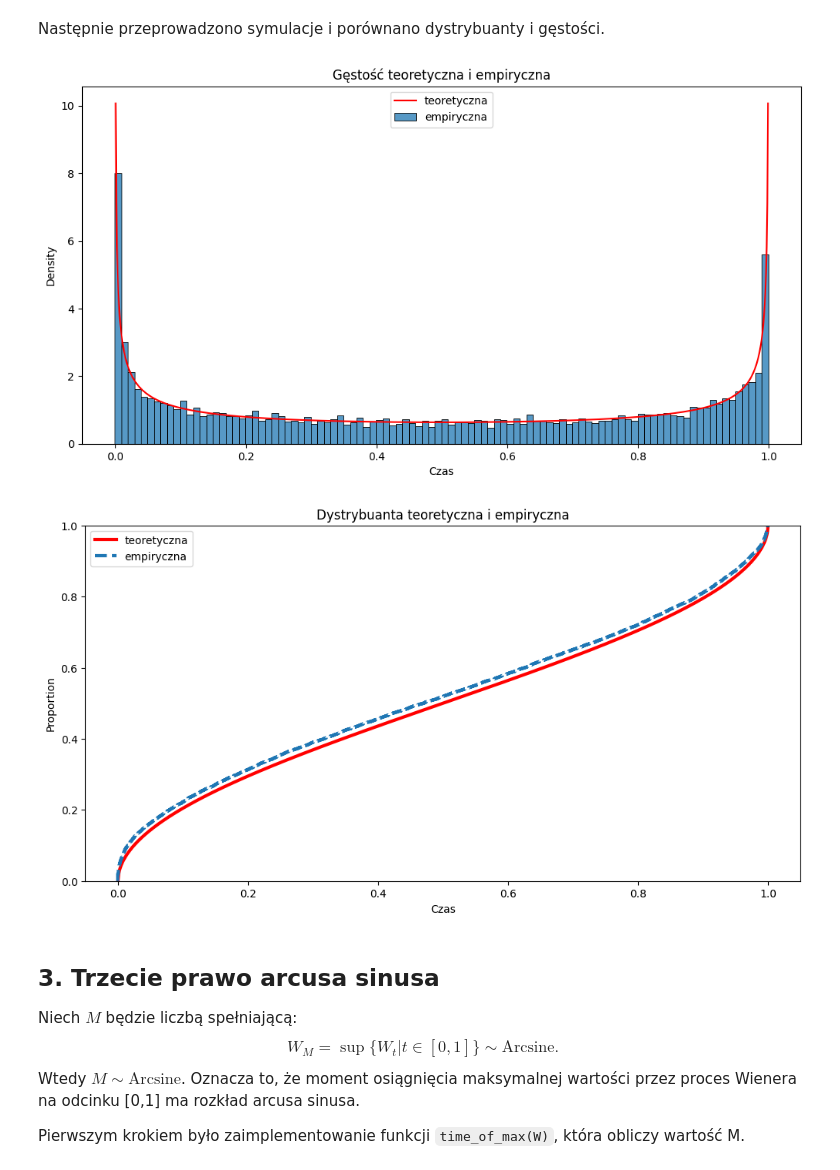
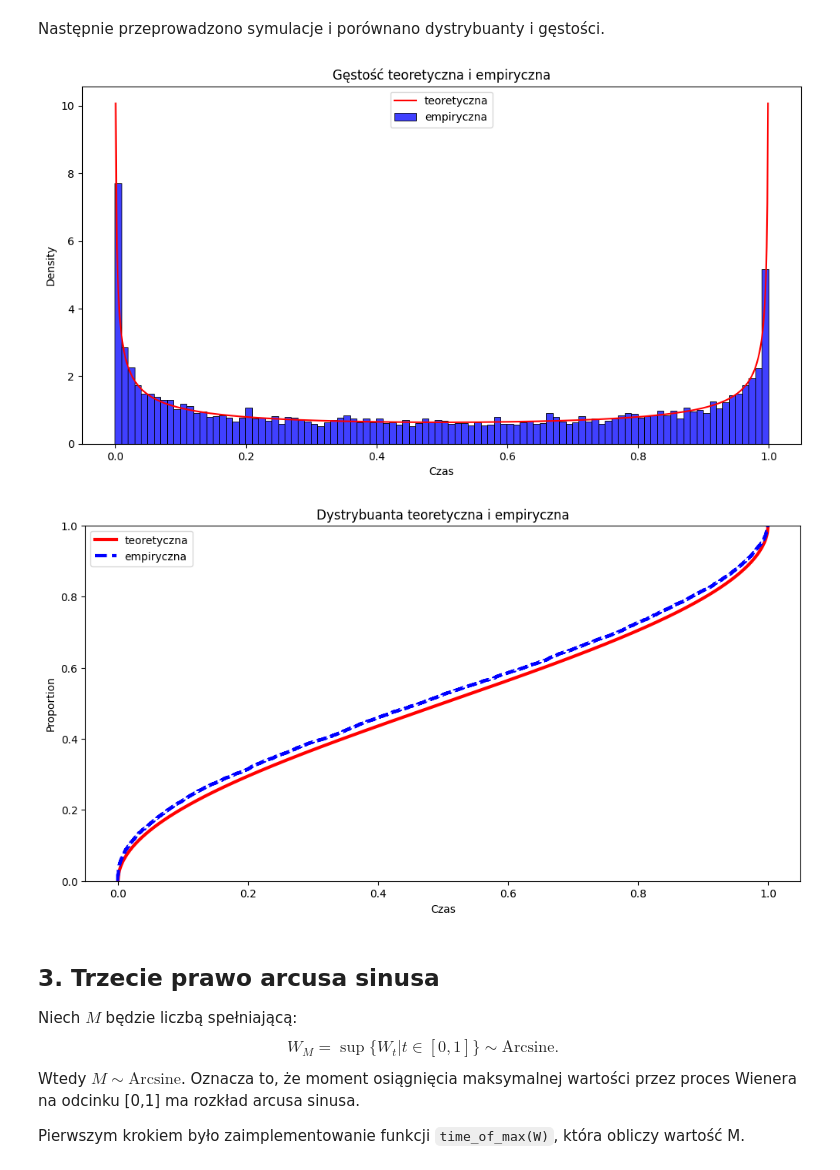
Before and after one commit to mathieuboro/symulacje, a Jupyter notebook: Raport_Sym.ipynb, the cells around one changed output. Drawn from its saved outputs; the diff is of its cells as text; code cells hidden in the pictures.

```diff
--- a/Raport_Sym.ipynb
+++ b/Raport_Sym.ipynb
@@ -1441,29 +1458,29 @@ Następnie przeprowadzono symulacje i porównano dystrybuanty i gęstości.
 # %%
 L_values = []
 for _ in range(MC):
     W = wiener_process(T, N)
     L_values.append(last_hit(W, time))
 
 
 plt.figure(figsize=(12, 6))
 plt.plot(time[1:-1], arc_sin_pdf(time[1:-1]),label='teoretyczna',color = 'red')
-sns.histplot(L_values, stat="density", label="empiryczna", bins=100)
+sns.histplot(L_values, stat="density", label="empiryczna", bins=100, color = 'blue')
 plt.xlabel('Czas')
 plt.title('Gęstość teoretyczna i empiryczna')
 plt.legend()
 plt.show()
 
 
 plt.figure(figsize=(12, 6))
 plt.plot(time, arc_sin_cdf(time), linewidth=3, label="teoretyczna", color = 'red')
-sns.ecdfplot(L_values, label='empiryczna', linewidth=3, linestyle='--')
+sns.ecdfplot(L_values, label='empiryczna', linewidth=3, linestyle='--', color = 'blue')
 plt.xlabel('Czas')
 plt.title('Dystrybuanta teoretyczna i empiryczna')
 plt.legend()
 plt.show()
 # %% [output]
-[figure, old version]
+[figure, new version]
-[figure, old version]
+[figure, new version]
 # %% [markdown]
 ## 3. Trzecie prawo arcusa sinusa
 Niech $M$ będzie liczbą spełniającą:
```
Also changed, not shown: parts of 23 cells of this notebook.
